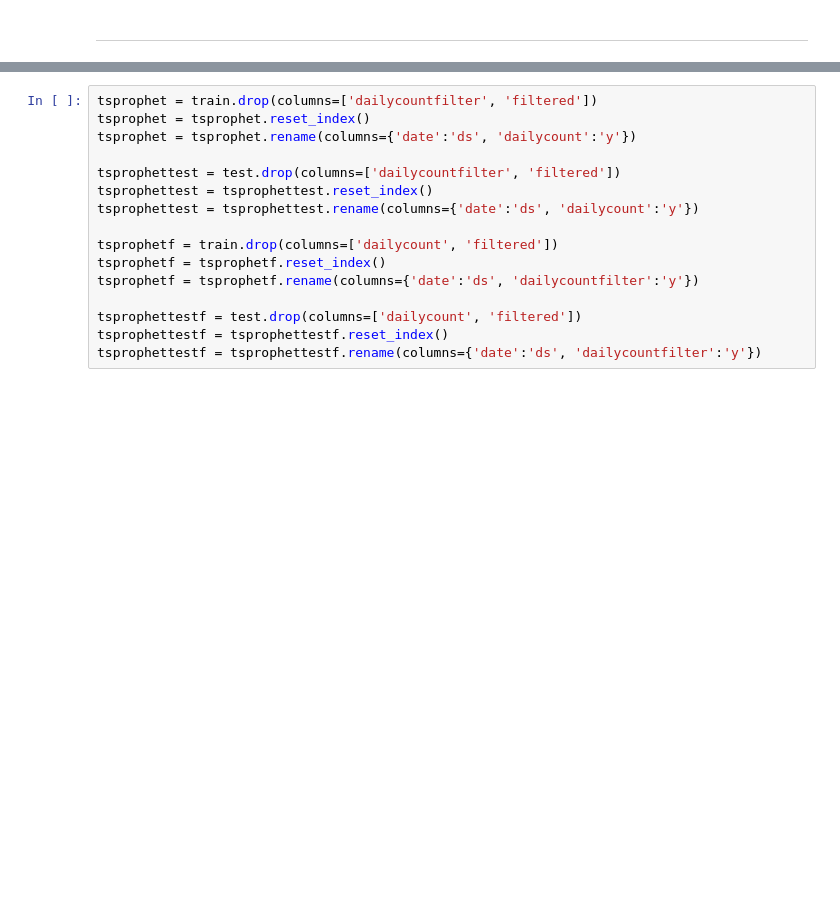
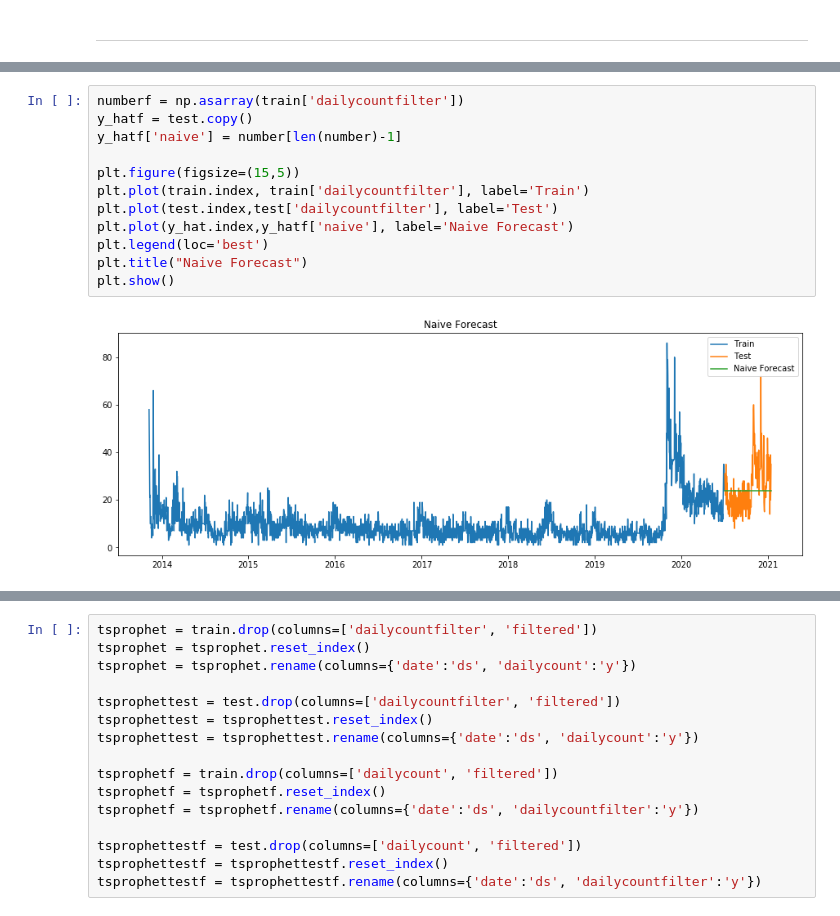
Before and after one commit to Moses-Lin/projectzomboidtimeseries, a Jupyter notebook: Time Series.ipynb, the cells around one changed output, grey strips where cells are left out. Saved outputs shown, nothing was run; the diff lists cells and outputs as text; blank space fills up the shorter version.

```diff
--- a/Time Series.ipynb
+++ b/Time Series.ipynb
@@ -551,0 +586,14 @@ print(res_arma2.params)
+# %%
+numberf = np.asarray(train['dailycountfilter'])
+y_hatf = test.copy()
+y_hatf['naive'] = number[len(number)-1]
+
+plt.figure(figsize=(15,5))
+plt.plot(train.index, train['dailycountfilter'], label='Train')
+plt.plot(test.index,test['dailycountfilter'], label='Test')
+plt.plot(y_hat.index,y_hatf['naive'], label='Naive Forecast')
+plt.legend(loc='best')
+plt.title("Naive Forecast")
+plt.show()
+# %% [output]
+[figure, added]
```
Also changed, not shown: parts of 19 cells of this notebook.
